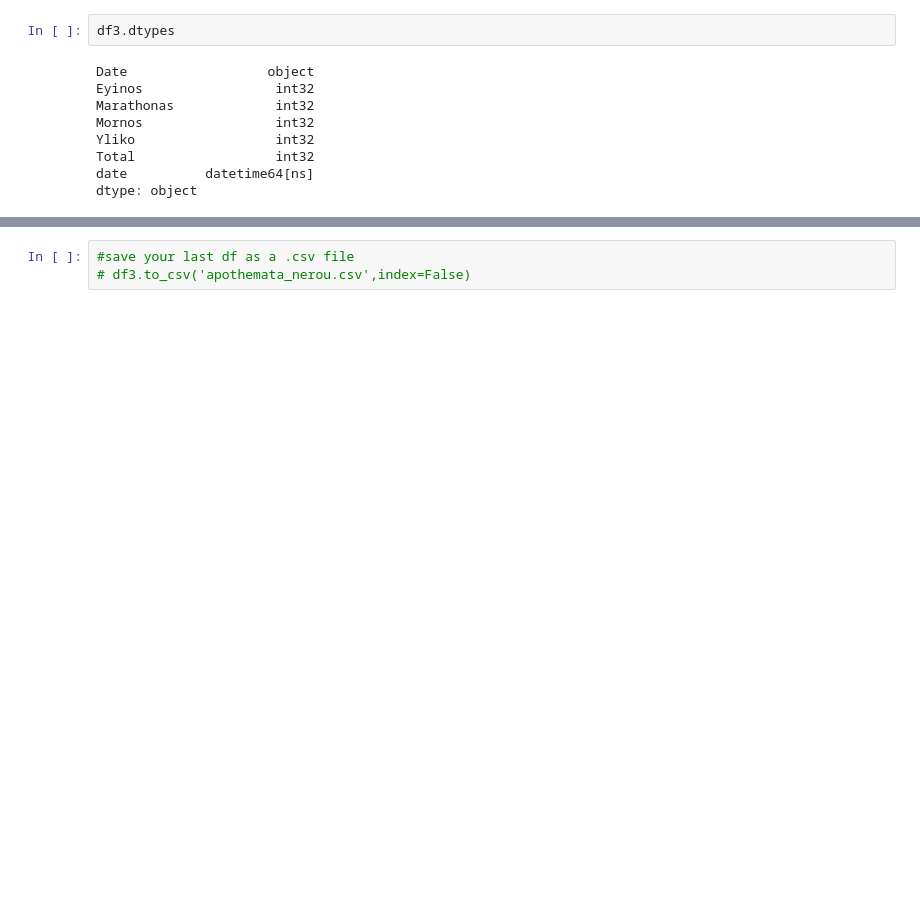
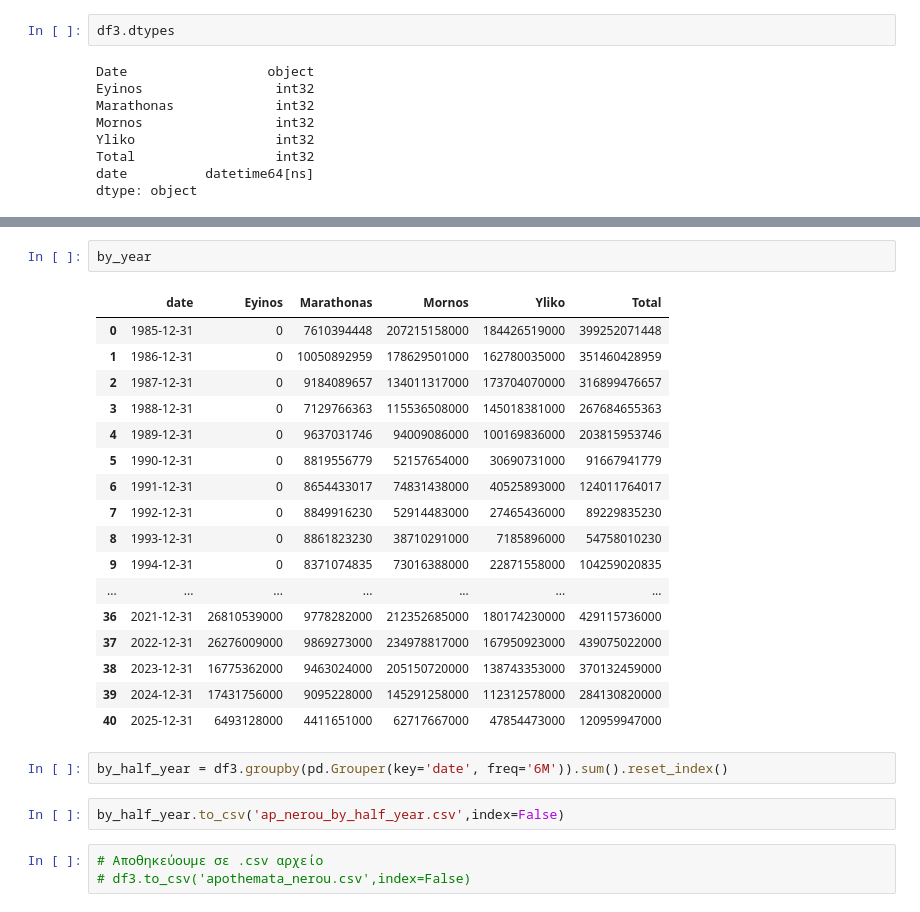
Before and after one commit to iMEdD-Lab/water_reservoirs, a Jupyter notebook: water_resrv-2025.ipynb, the cells around one changed output, grey strips where cells are left out. Drawn from its saved outputs; the diff is of its cells as text; blank space fills up the shorter version.

```diff
--- a/water_resrv-2025.ipynb
+++ b/water_resrv-2025.ipynb
@@ -234,3 +256,27 @@ df3.tail()
+# %%
+by_year
+# %% [output]
+|  | date | Eyinos | Marathonas | Mornos | Yliko | Total |
+| 0 | 1985-12-31 | 0 | 7610394448 | 207215158000 | 184426519000 | 399252071448 |
+| 1 | 1986-12-31 | 0 | 10050892959 | 178629501000 | 162780035000 | 351460428959 |
+| 2 | 1987-12-31 | 0 | 9184089657 | 134011317000 | 173704070000 | 316899476657 |
+| 3 | 1988-12-31 | 0 | 7129766363 | 115536508000 | 145018381000 | 267684655363 |
+| 4 | 1989-12-31 | 0 | 9637031746 | 94009086000 | 100169836000 | 203815953746 |
+| 5 | 1990-12-31 | 0 | 8819556779 | 52157654000 | 30690731000 | 91667941779 |
+| 6 | 1991-12-31 | 0 | 8654433017 | 74831438000 | 40525893000 | 124011764017 |
+| 7 | 1992-12-31 | 0 | 8849916230 | 52914483000 | 27465436000 | 89229835230 |
+| 8 | 1993-12-31 | 0 | 8861823230 | 38710291000 | 7185896000 | 54758010230 |
+| 9 | 1994-12-31 | 0 | 8371074835 | 73016388000 | 22871558000 | 104259020835 |
+| ... | ... | ... | ... | ... | ... | ... |
+| 36 | 2021-12-31 | 26810539000 | 9778282000 | 212352685000 | 180174230000 | 429115736000 |
+| 37 | 2022-12-31 | 26276009000 | 9869273000 | 234978817000 | 167950923000 | 439075022000 |
+| 38 | 2023-12-31 | 16775362000 | 9463024000 | 205150720000 | 138743353000 | 370132459000 |
+| 39 | 2024-12-31 | 17431756000 | 9095228000 | 145291258000 | 112312578000 | 284130820000 |
+| 40 | 2025-12-31 | 6493128000 | 4411651000 | 62717667000 | 47854473000 | 120959947000 |
+# %%
+by_half_year = df3.groupby(pd.Grouper(key='date', freq='6M')).sum().reset_index()
+# %%
+by_half_year.to_csv('ap_nerou_by_half_year.csv',index=False)
 # %%
-#save your last df as a .csv file
+# Αποθηκεύουμε σε .csv αρχείο
 # df3.to_csv('apothemata_nerou.csv',index=False)
```
Also changed, not shown: parts of 20 cells of this notebook, 4 other files.
